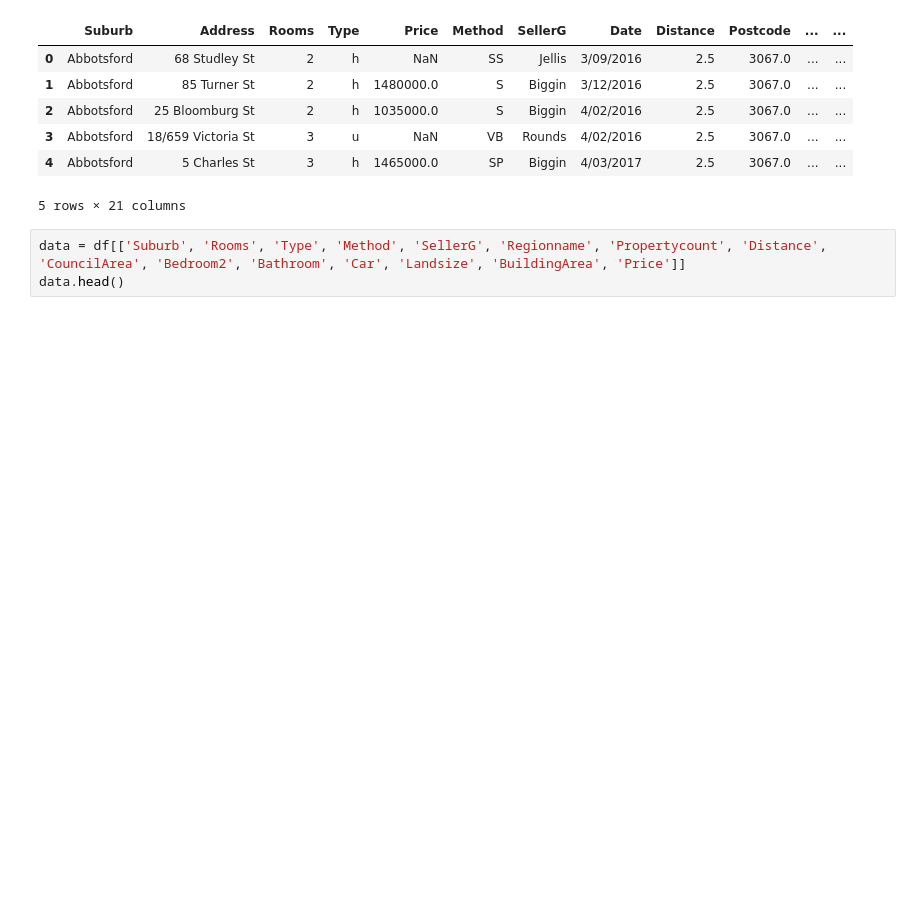
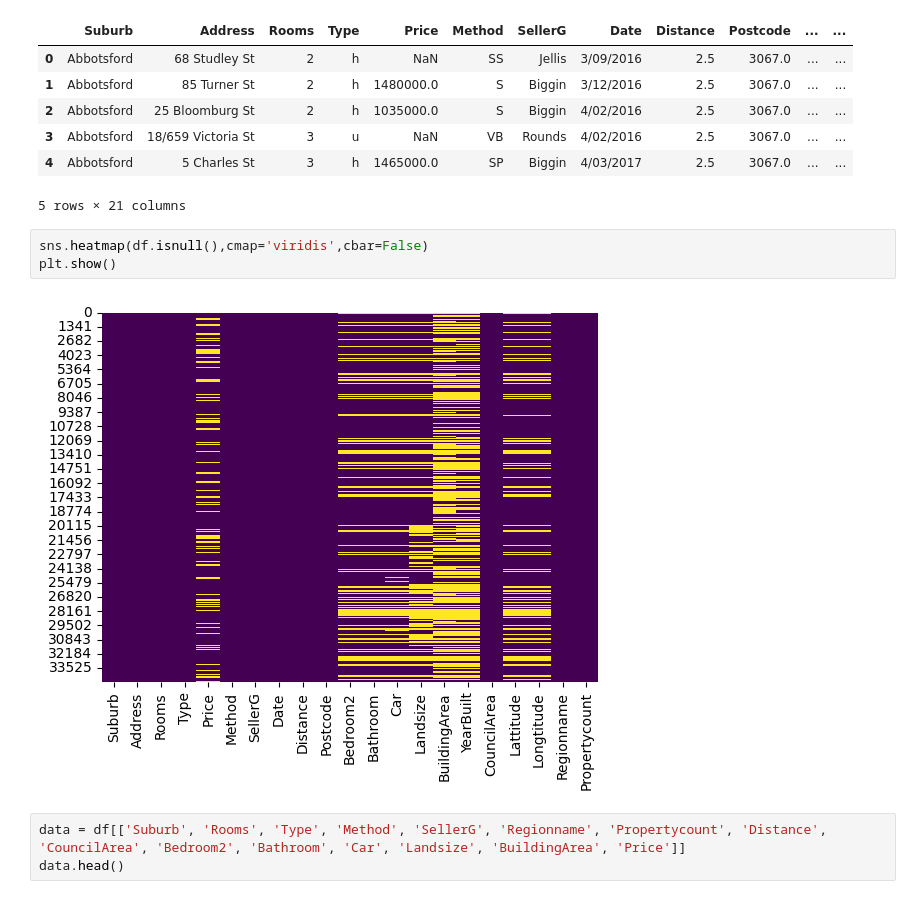
Before and after one commit to Avya-9/ML, a Jupyter notebook: Housing.ipynb, the cells around one changed output. Cells and saved outputs as stored; diff of their text form; blank space fills up the shorter version.

```diff
--- a/Housing.ipynb
+++ b/Housing.ipynb
@@ -14,6 +14,11 @@ df.head()
 | 3 | Abbotsford | 18/659 Victoria St | 3 | u | NaN | VB | Rounds | 4/02/2016 | 2.5 | 3067.0 | ... | ... |
 | 4 | Abbotsford | 5 Charles St | 3 | h | 1465000.0 | SP | Biggin | 4/03/2017 | 2.5 | 3067.0 | ... | ... |
 5 rows × 21 columns
+# %%
+sns.heatmap(df.isnull(),cmap='viridis',cbar=False)
+plt.show()
+# %% [output]
+[figure, added]
 # %%
 data = df[['Suburb', 'Rooms', 'Type', 'Method', 'SellerG', 'Regionname', 'Propertycount', 'Distance', 'CouncilArea', 'Bedroom2', 'Bathroom', 'Car', 'Landsize', 'BuildingArea', 'Price']]
 data.head()
```
Also changed, not shown: parts of 4 cells of this notebook, 3 other files.
